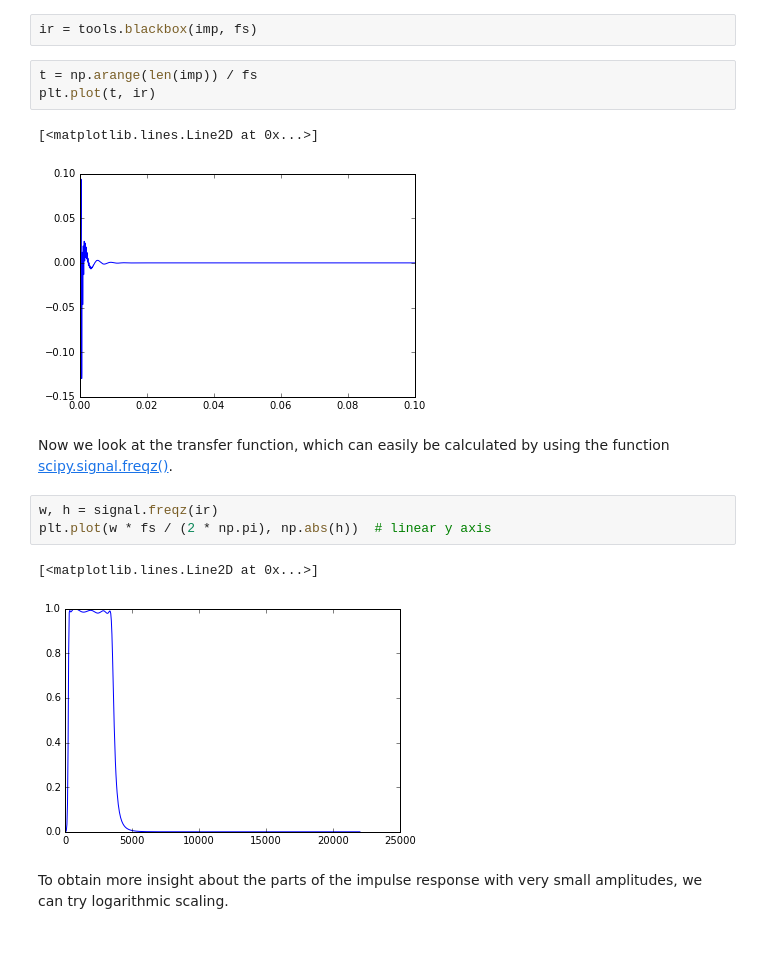
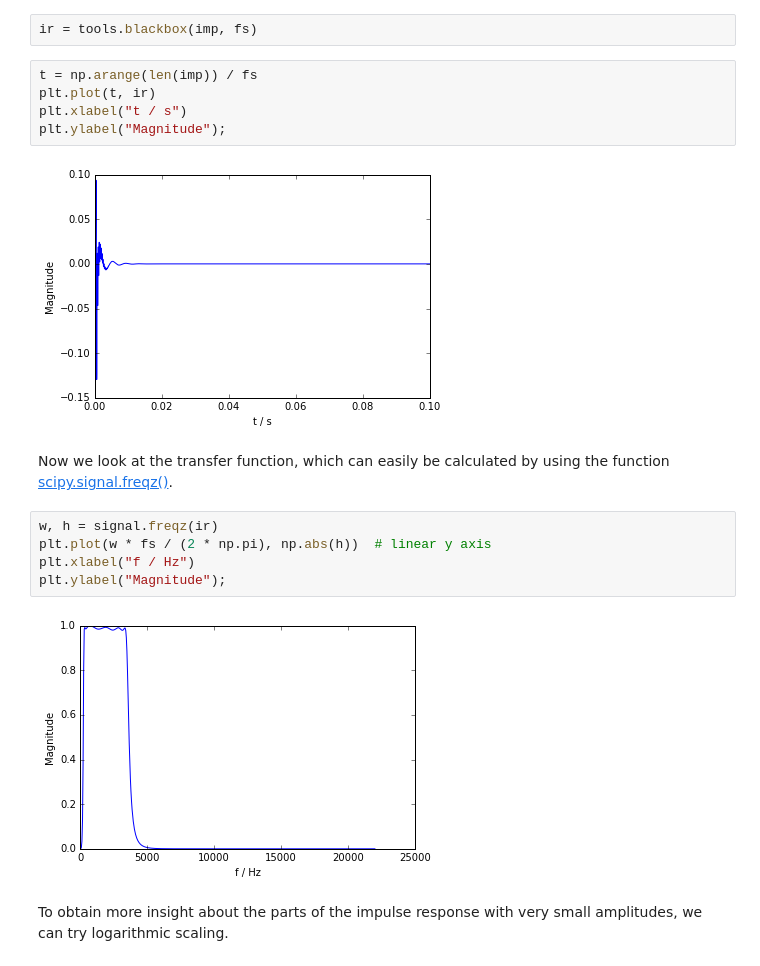
Before and after one commit to hagenw/audiotechnology-examples, a Jupyter notebook: 02_signal_processing.ipynb, the cells around one changed output. Drawn from its saved outputs; the diff is of its cells as text.

```diff
--- a/02_signal_processing.ipynb
+++ b/02_signal_processing.ipynb
@@ -62,17 +64,19 @@ ir = tools.blackbox(imp, fs)
 # %%
 t = np.arange(len(imp)) / fs
 plt.plot(t, ir)
+plt.xlabel("t / s")
+plt.ylabel("Magnitude");
 # %% [output]
-[<matplotlib.lines.Line2D at 0x...>]
-[figure, old version]
+[figure, new version]
 # %% [markdown]
 Now we look at the transfer function, which can easily be calculated by using the function [scipy.signal.freqz()](http://docs.scipy.org/doc/scipy/reference/generated/scipy.signal.freqz.html).
 # %%
 w, h = signal.freqz(ir)
 plt.plot(w * fs / (2 * np.pi), np.abs(h))  # linear y axis
+plt.xlabel("f / Hz")
+plt.ylabel("Magnitude");
 # %% [output]
-[<matplotlib.lines.Line2D at 0x...>]
-[figure, old version]
+[figure, new version]
 # %% [markdown]
 To obtain more insight about the parts of the impulse response with very small amplitudes, we can try logarithmic scaling.
 # %%
```
Also changed, not shown: parts of 3 cells of this notebook, 3 other files.
